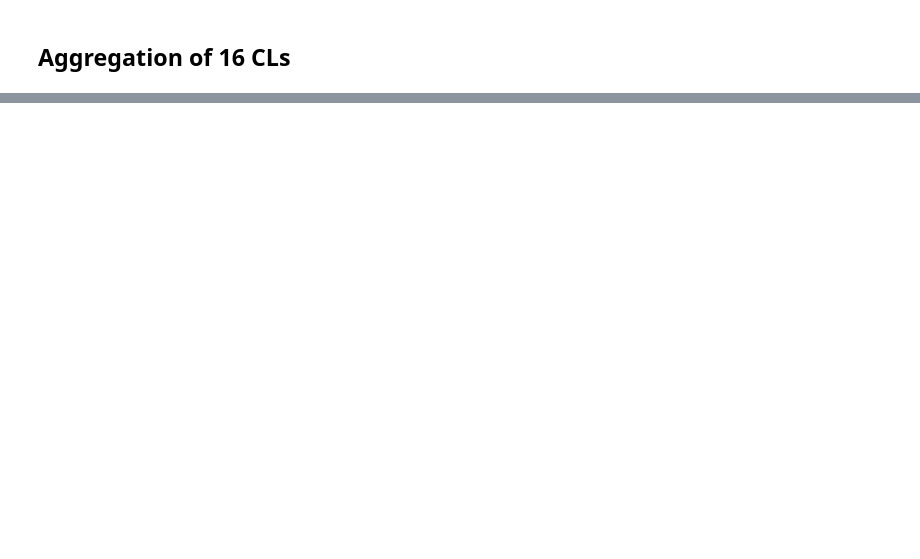
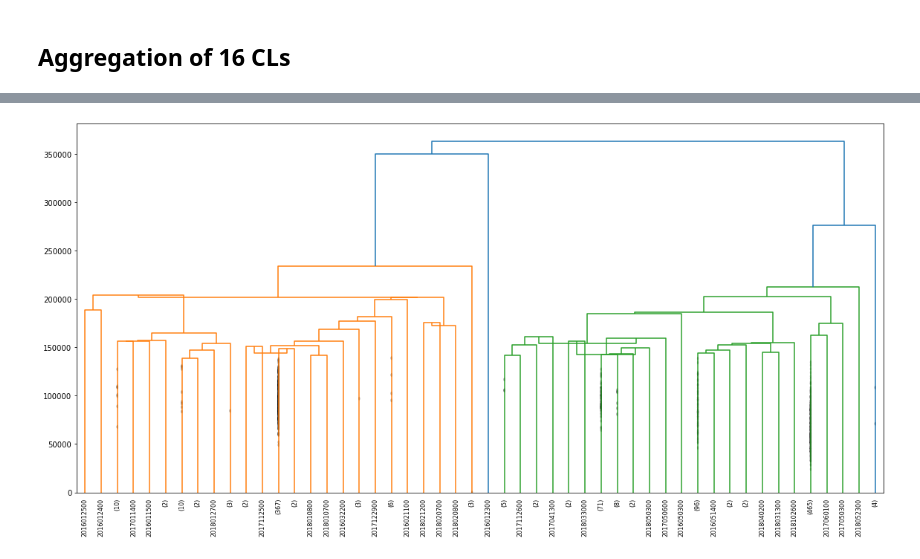
Before and after one commit to tingsyo/storm_tracker_to_vaisala, a Jupyter notebook: notebook/04_Clustering_with_ERA5_PCA.ipynb, the cells around one changed output, grey strips where cells are left out. Cells and saved outputs as stored; diff of their text form; code cells hidden in the pictures; blank space fills up the shorter version.

```diff
--- a/notebook/04_Clustering_with_ERA5_PCA.ipynb
+++ b/notebook/04_Clustering_with_ERA5_PCA.ipynb
@@ -82,0 +144,23 @@ Index(['mslp_pc1', 'mslp_pc2', 'mslp_pc3', 'mslp_pc4', 'mslp_pc5', 'mslp_pc6',
+# %%
+# 3 Year
+
+tmp = data.iloc[13511:,:]
+
+from scipy.cluster.hierarchy import dendrogram, linkage
+
+linked = linkage(tmp, 'centroid')
+labelList = tmp.index
+
+plt.figure(figsize=(16, 8))
+dendrogram(linked,
+            truncate_mode='lastp', # show only the last p merged clusters
+            p=50,                  # show only the last p merged clusters
+            show_contracted=True,  # to get a distribution impression in truncated branches
+            orientation='top',
+            labels=labelList,
+            distance_sort='descending',
+            show_leaf_counts=True)
+plt.tight_layout()
+plt.show()
+# %% [output]
+[figure, added]
```
Also changed, not shown: parts of 9 cells of this notebook, 2 other files.
